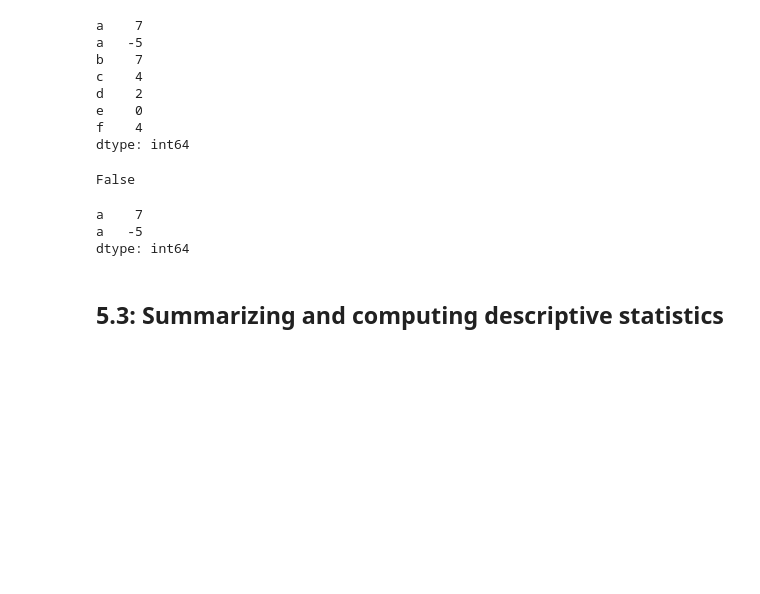
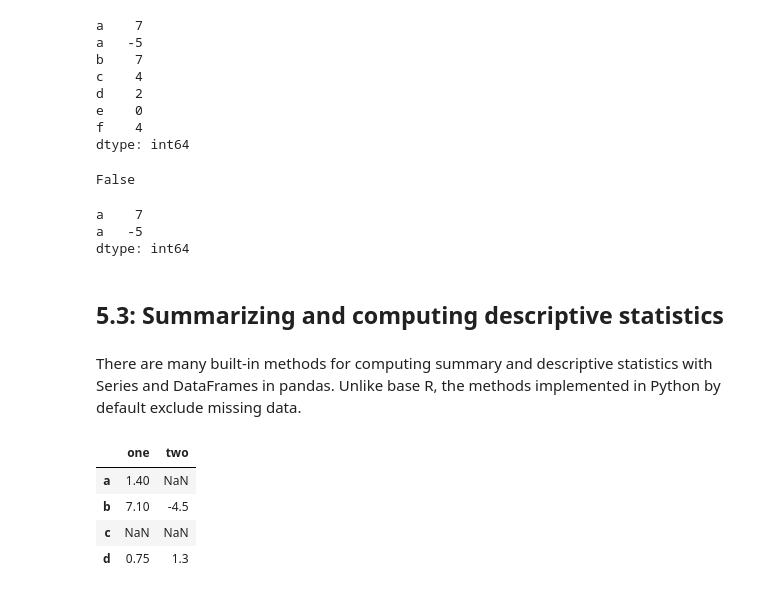
Before and after one commit to stanley-piotrowski/python_for_data_analysis, a Jupyter notebook: ch05.ipynb, the cells around one changed output. Cells and saved outputs as stored; diff of their text form; code cells hidden in the pictures; blank space fills up the shorter version.

```diff
--- a/ch05.ipynb
+++ b/ch05.ipynb
@@ -573,3 +576,18 @@ a   -5
 dtype: int64
 # %% [markdown]
 ## 5.3: Summarizing and computing descriptive statistics
+# %% [markdown]
+There are many built-in methods for computing summary and descriptive statistics with Series and DataFrames in pandas.  Unlike base R, the methods implemented in Python by default exclude missing data.
+# %%
+# Create an example data frame
+data_frame = pd.DataFrame([[1.4, np.nan], [7.1, -4.5], [np.nan, np.nan], [0.75, 1.3]],
+                         index=['a', 'b', 'c', 'd'],
+                         columns=['one', 'two'])
+
+data_frame
+# %% [output]
+|  | one | two |
+| a | 1.40 | NaN |
+| b | 7.10 | -4.5 |
+| c | NaN | NaN |
+| d | 0.75 | 1.3 |
```
Also changed, not shown: parts of 33 cells of this notebook.
